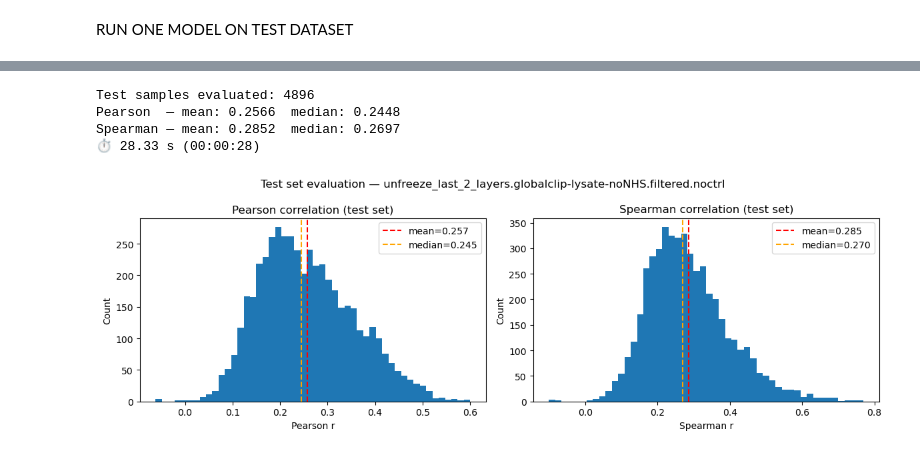
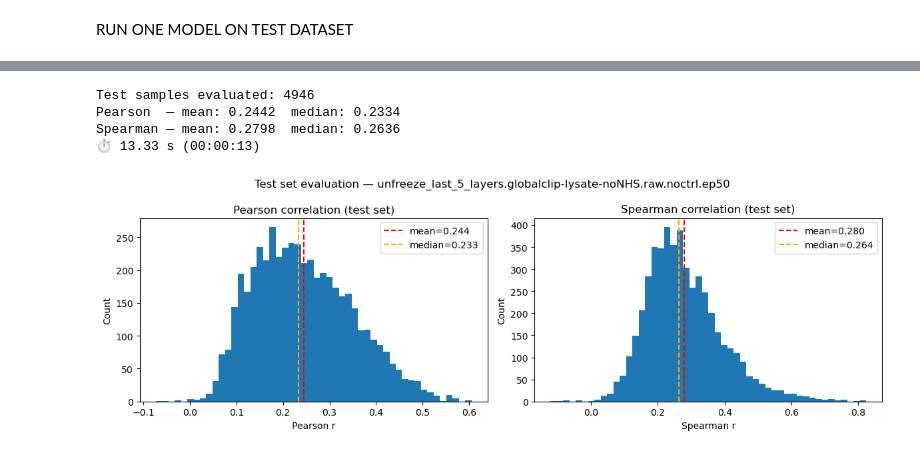
Before and after one commit to ml4rg26-deconvgclip/parnet--globalclip-head, a Jupyter notebook: notebooks/globalclip-head/99_evaluate_runs.ipynb, the cells around one changed output, grey strips where cells are left out. Drawn from its saved outputs; the diff is of its cells as text; code cells hidden in the pictures.

Commit message:
Update evaluate notebook with raw/filtered comparison results

```diff
--- a/notebooks/globalclip-head/99_evaluate_runs.ipynb
+++ b/notebooks/globalclip-head/99_evaluate_runs.ipynb
@@ -123,11 +123,13 @@ logger.info(f"Using device: {device}")
 ⏱ 0.02 s (00:00:00)
 # %%
 # ── Select which run to evaluate on which test set ───────────────────────────────────
-EVAL_RUN = "parnet.7m-0.0.unfreeze_last_2_layers.globalclip-lysate-noNHS.filtered.noctrl" # ADAPT
+EVAL_RUN = "parnet.7m-0.0.unfreeze_last_5_layers.globalclip-lysate-noNHS.raw.noctrl.ep50" # ADAPT
 
 _fp_cfg = yaml.safe_load((PROJECT_DIR / "config" / "filepaths.yaml").read_text())
-DATA_PATH = Path(_fp_cfg["global_clip"]["data_lysate_noNHS_filtered"]) # ADAPT - filtered or unfiltered data
+DATA_PATH = Path(_fp_cfg["global_clip"]["data_lysate_noNHS"]) # ADAPT - filtered or unfiltered data
 
 logger.info(f"Evaluating run: {EVAL_RUN}")
 logger.info(f"Test data: {DATA_PATH}")
+
+RUNS_DIR = PROJECT_DIR / "results" / "globalclip-head" / "training"
 # %% [output]
@@ -227,34 +229,38 @@ print(f"Test samples evaluated: {len(pearson_scores)}")
 print(f"Pearson  — mean: {np.mean(pearson_scores):.4f}  median: {np.median(pearson_scores):.4f}")
 print(f"Spearman — mean: {np.mean(spearman_scores):.4f}  median: {np.median(spearman_scores):.4f}")
 # %% [output]
-Test samples evaluated: 4896
-Pearson  — mean: 0.2566  median: 0.2448
-Spearman — mean: 0.2852  median: 0.2697
-⏱ 28.33 s (00:00:28)
+Test samples evaluated: 4946
+Pearson  — mean: 0.2442  median: 0.2334
+Spearman — mean: 0.2798  median: 0.2636
+⏱ 13.33 s (00:00:13)
 # %%
 fig, axes = plt.subplots(1, 2, figsize=(12, 4))
 
 axes[0].hist(pearson_scores, bins=50)
 axes[0].axvline(np.mean(pearson_scores), color='red', linestyle='--', label=f'mean={np.mean(pearson_scores):.3f}')
 axes[0].axvline(np.median(pearson_scores), color='orange', linestyle='--', label=f'median={np.median(pearson_scores):.3f}')
 axes[0].set_title('Pearson correlation (test set)')
 axes[0].set_xlabel('Pearson r')
 axes[0].set_ylabel('Count')
 axes[0].legend()
 
 axes[1].hist(spearman_scores, bins=50)
 axes[1].axvline(np.mean(spearman_scores), color='red', linestyle='--', label=f'mean={np.mean(spearman_scores):.3f}')
 axes[1].axvline(np.median(spearman_scores), color='orange', linestyle='--', label=f'median={np.median(spearman_scores):.3f}')
 axes[1].set_title('Spearman correlation (test set)')
 axes[1].set_xlabel('Spearman r')
 axes[1].set_ylabel('Count')
 axes[1].legend()
 
 plt.suptitle(f"Test set evaluation — {EVAL_RUN.replace('parnet.7m-0.0.', '')}")
 plt.tight_layout()
 
+# ── Save to run folder and central figures dir ─────────────────────────────────
+_figures_dir = PROJECT_DIR / "results" / "globalclip-head" / "figures"
+_figures_dir.mkdir(parents=True, exist_ok=True)
+
 plt.savefig(RUNS_DIR / EVAL_RUN / "test_correlations.png", dpi=150, bbox_inches="tight")
 plt.savefig(_figures_dir / f"test_correlations.{EVAL_RUN.replace('parnet.7m-0.0.', '')}.png", dpi=150, bbox_inches="tight")
 plt.show()
 # %% [output]
-[figure, old version]
+[figure, new version]
```
Also changed, not shown: parts of 7 cells of this notebook.
